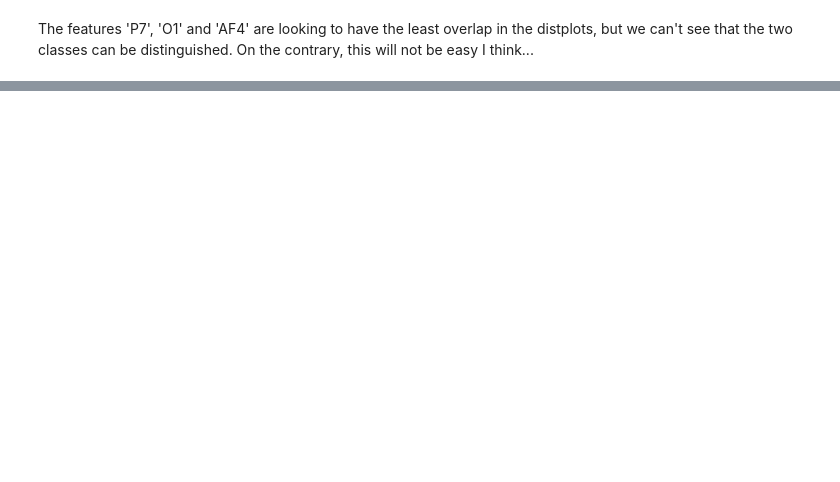
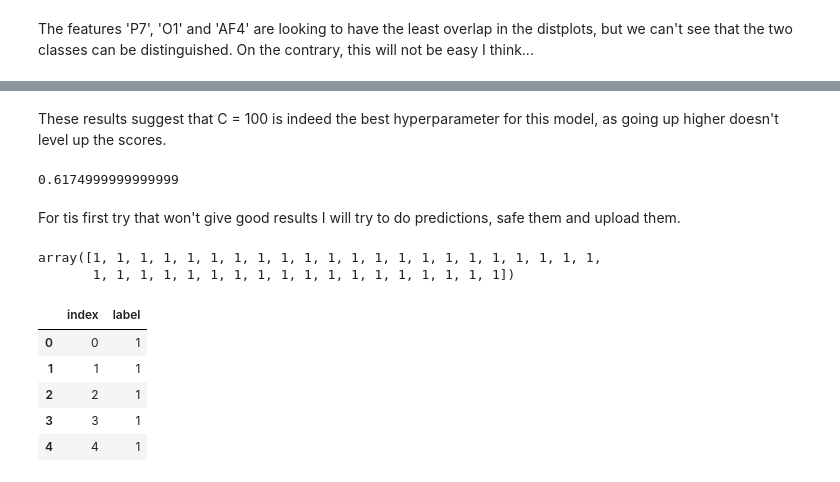
Before and after one commit to SarahGoddaer/Machine_Learning_course_UGent_D012554_kaggle, a Jupyter notebook: First try.ipynb, the cells around one changed output, grey strips where cells are left out. Cells and saved outputs as stored; diff of their text form; code cells hidden in the pictures; blank space fills up the shorter version.

```diff
--- a/First try.ipynb
+++ b/First try.ipynb
@@ -110,0 +164,15 @@ Goeiemorgen!! HUP HUP beginnen, ik denk een model definieren en fitten en daarna
+# %%
+search_space = [10,100,1000,1200,1500,2000,5000]
+
+model = LogisticRegression(max_iter= 5000)
+params = dict(C=search_space)
+grid_search = GridSearchCV(model, param_grid=params)
+grid_search.fit(features, trainset.label)
+
+print(grid_search.best_estimator_)
+
+means = grid_search.cv_results_['mean_test_score']
+stds = grid_search.cv_results_['std_test_score']
+
+for mean_score, std, params in zip(means, stds, grid_search.cv_results_['params']):
+    print("{:.3f} (+/-{:.3f}) for {}".format(mean_score, std * 2, params))
@@ -110,0 +192,56 @@ Goeiemorgen!! HUP HUP beginnen, ik denk een model definieren en fitten en daarna
+# %% [markdown]
+These results suggest that C = 100 is indeed the best hyperparameter for this model, as going up higher doesn't level up the scores.
+# %%
+from sklearn import metrics
+from sklearn.model_selection import cross_val_predict
+from sklearn.model_selection import GridSearchCV
+
+search_space = [0.1,1,10,100,300, 600, 1000]
+model = LogisticRegression(max_iter= 5000)
+params = dict(C=search_space)
+grid_search = GridSearchCV(model, param_grid=params)
+
+cv_predictions = cross_val_score(grid_search, features, trainset.label).mean()
+cv_predictions
+# %% [output]
+0.6174999999999999
+# %% [markdown]
+For tis first try that won't give good results I will try to do predictions, safe them and upload them.
+# %%
+test_features = testset.copy()
+testset.pop('index')
+
+#Scaling testset in the same way as trainset.
+testset['AF3'] = feature_scaler.fit_transform(testset[['AF3']])
+testset['F7'] = feature_scaler.fit_transform(testset[['F7']])
+testset['F3'] = feature_scaler.fit_transform(testset[['F3']])
+testset['FC5'] = feature_scaler.fit_transform(testset[['FC5']])
+testset['T7'] = feature_scaler.fit_transform(testset[['T7']])
+testset['P7'] = feature_scaler.fit_transform(testset[['P7']])
+testset['O1'] = feature_scaler.fit_transform(testset[['O1']])
+testset['02'] = feature_scaler.fit_transform(testset[['02']])
+testset['P8'] = feature_scaler.fit_transform(testset[['P8']])
+testset['T8'] = feature_scaler.fit_transform(testset[['T8']])
+testset['FC6'] = feature_scaler.fit_transform(testset[['FC6']])
+testset['F4'] = feature_scaler.fit_transform(testset[['F4']])
+testset['F8'] = feature_scaler.fit_transform(testset[['F8']])
+testset['AF4'] = feature_scaler.fit_transform(testset[['AF4']])
+# %%
+model = LogisticRegression(C=100, max_iter=500)
+model.fit(features,trainset.label)
+
+predictions = model.predict(testset)
+predictions[:40]
+# %% [output]
+array([1, 1, 1, 1, 1, 1, 1, 1, 1, 1, 1, 1, 1, 1, 1, 1, 1, 1, 1, 1, 1, 1,
+       1, 1, 1, 1, 1, 1, 1, 1, 1, 1, 1, 1, 1, 1, 1, 1, 1, 1])
+# %%
+sample_submission = pd.DataFrame({'index': test_features['index'], 'label': predictions})
+sample_submission.head()
+# %% [output]
+|  | index | label |
+| 0 | 0 | 1 |
+| 1 | 1 | 1 |
+| 2 | 2 | 1 |
+| 3 | 3 | 1 |
+| 4 | 4 | 1 |
```
Also changed, not shown: parts of 14 cells of this notebook.
